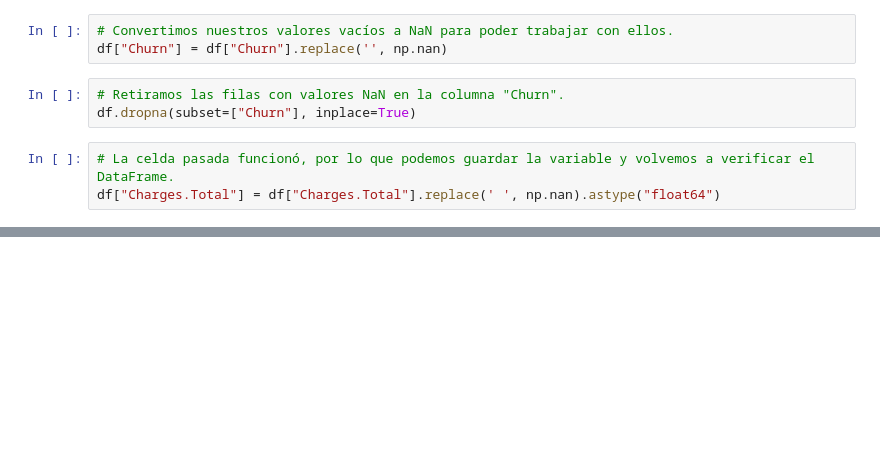
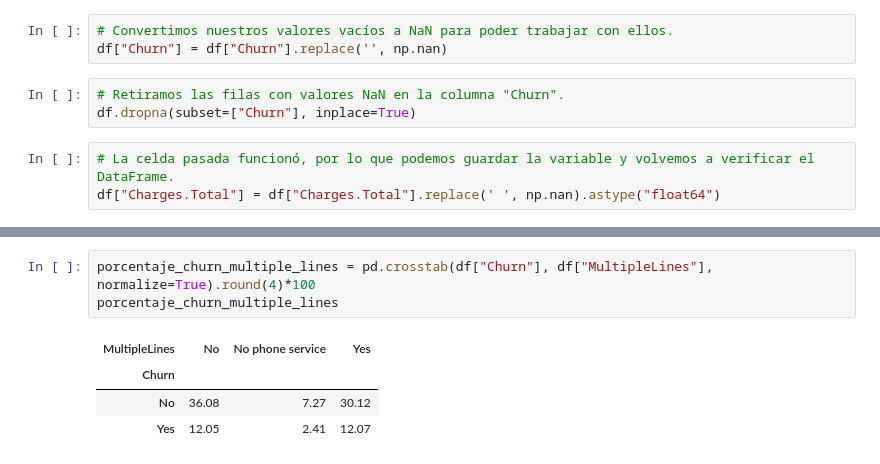
Before and after one commit to OscarLara/ChallengeTelecomX-2, a Jupyter notebook: ChallengeTelecomX-2.ipynb, the cells around one changed output, grey strips where cells are left out. Saved outputs shown, nothing was run; the diff lists cells and outputs as text; blank space fills up the shorter version.

```diff
--- a/ChallengeTelecomX-2.ipynb
+++ b/ChallengeTelecomX-2.ipynb
@@ -53,0 +129,8 @@ Prueba de carga de archivos a github
+# %%
+porcentaje_churn_multiple_lines = pd.crosstab(df["Churn"], df["MultipleLines"], normalize=True).round(4)*100
+porcentaje_churn_multiple_lines
+# %% [output]
+| MultipleLines | No | No phone service | Yes |
+| Churn |  |  |  |
+| No | 36.08 | 7.27 | 30.12 |
+| Yes | 12.05 | 2.41 | 12.07 |
```
Also changed, not shown: parts of 22 cells of this notebook.
